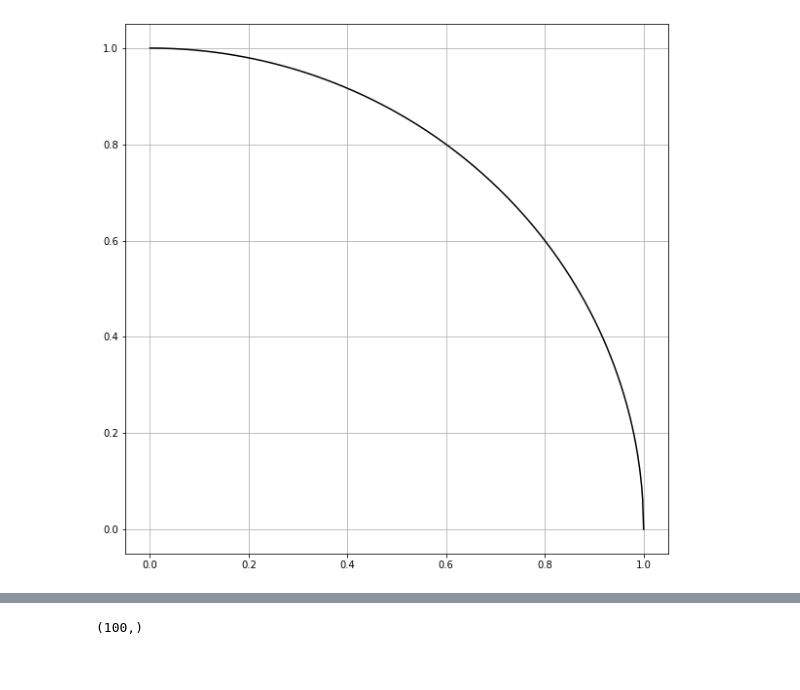
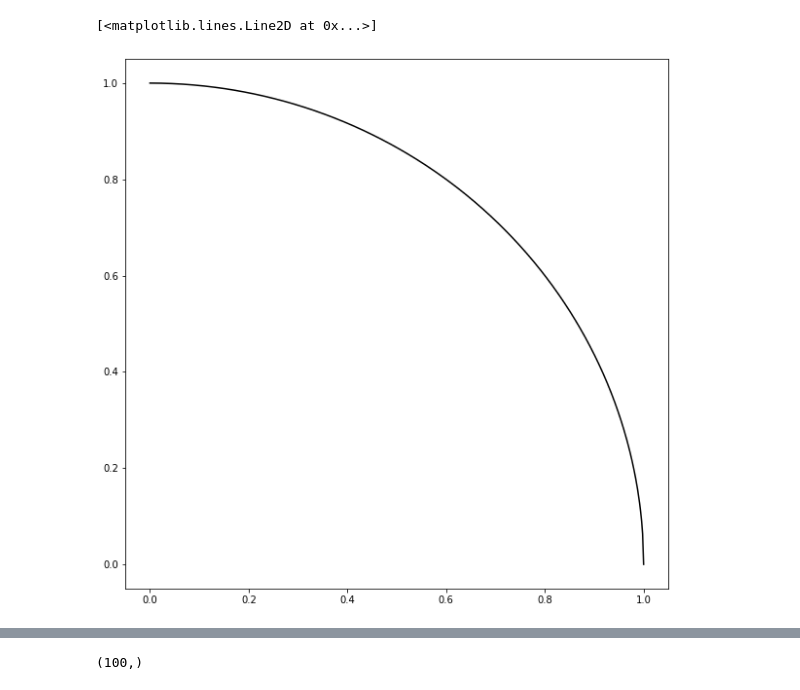
Before and after one commit to bjpublic/Reinforcement_learning, a Jupyter notebook: Chapter04/4장_Resource.ipynb, the cells around one changed output, grey strips where cells are left out. Saved outputs shown, nothing was run; the diff lists cells and outputs as text; code cells hidden in the pictures.

```diff
--- a/Chapter04/4장_Resource.ipynb
+++ b/Chapter04/4장_Resource.ipynb
@@ -10,6 +10,7 @@ y_circle = np.sqrt(1-x**2)
 # %%
 plt.figure(figsize=(10,10))
 plt.plot(x,y_circle,'-k')
-plt.grid()
+#plt.grid()
 # %% [output]
+[<matplotlib.lines.Line2D at 0x...>]
-[figure, old version]
+[figure, new version]
```
Also changed, not shown: parts of 6 cells of this notebook, 5 other files.
